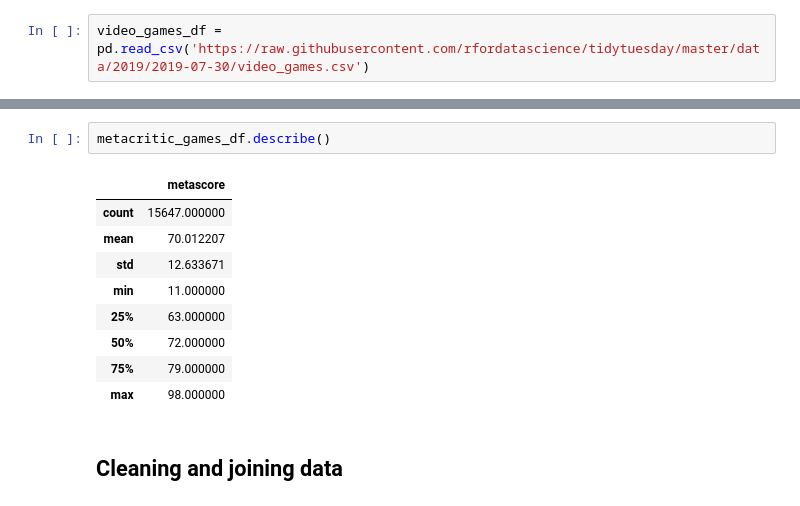
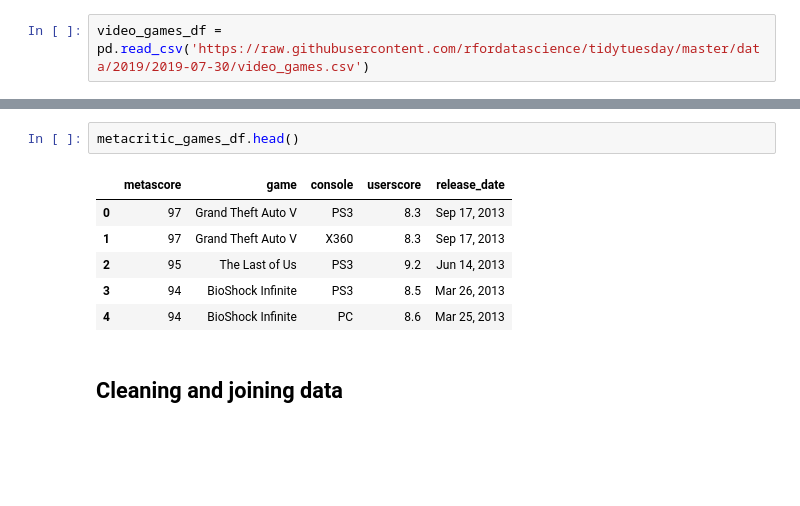
Before and after one commit to Guiller02/GammingAnalysis, a Jupyter notebook: video_game_analysis.ipynb, the cells around one changed output, grey strips where cells are left out. Saved outputs shown, nothing was run; the diff lists cells and outputs as text; blank space fills up the shorter version.

```diff
--- a/video_game_analysis.ipynb
+++ b/video_game_analysis.ipynb
@@ -27,17 +27,14 @@ video_games_df.head()
 | 3 | 47 | Half-Life 2: Deathmatch | Nov 1, 2004 | 4.99 | 5,000,000 .. 10,000,000 | Valve | Valve | 0.0 | ... |
 | 4 | 36 | Half-Life: Source | Jun 1, 2004 | 9.99 | 2,000,000 .. 5,000,000 | Valve | Valve | 0.0 | ... |
 # %%
-metacritic_games_df.describe()
+metacritic_games_df.head()
 # %% [output]
-|  | metascore |
-| count | 15647.000000 |
-| mean | 70.012207 |
-| std | 12.633671 |
-| min | 11.000000 |
-| 25% | 63.000000 |
-| 50% | 72.000000 |
-| 75% | 79.000000 |
-| max | 98.000000 |
+|  | metascore | game | console | userscore | release_date |
+| 0 | 97 | Grand Theft Auto V | PS3 | 8.3 | Sep 17, 2013 |
+| 1 | 97 | Grand Theft Auto V | X360 | 8.3 | Sep 17, 2013 |
+| 2 | 95 | The Last of Us | PS3 | 9.2 | Jun 14, 2013 |
+| 3 | 94 | BioShock Infinite | PS3 | 8.5 | Mar 26, 2013 |
+| 4 | 94 | BioShock Infinite | PC | 8.6 | Mar 25, 2013 |
 # %% [markdown]
 ## Cleaning and joining data
 # %%
```
